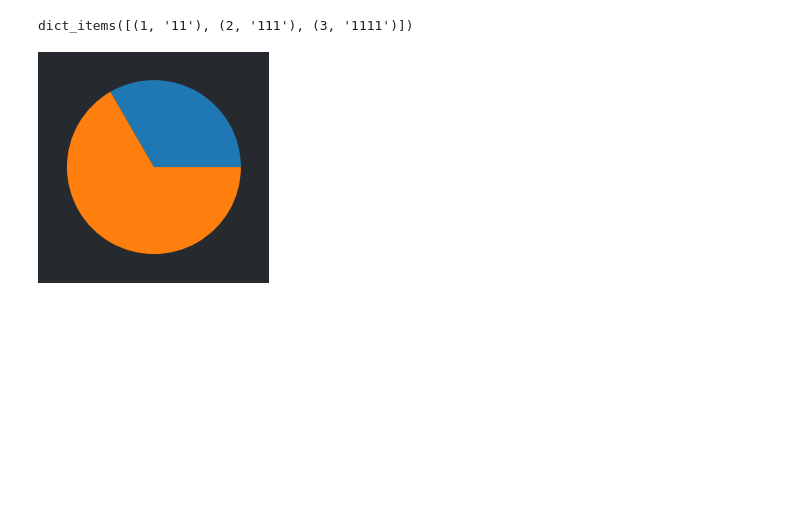
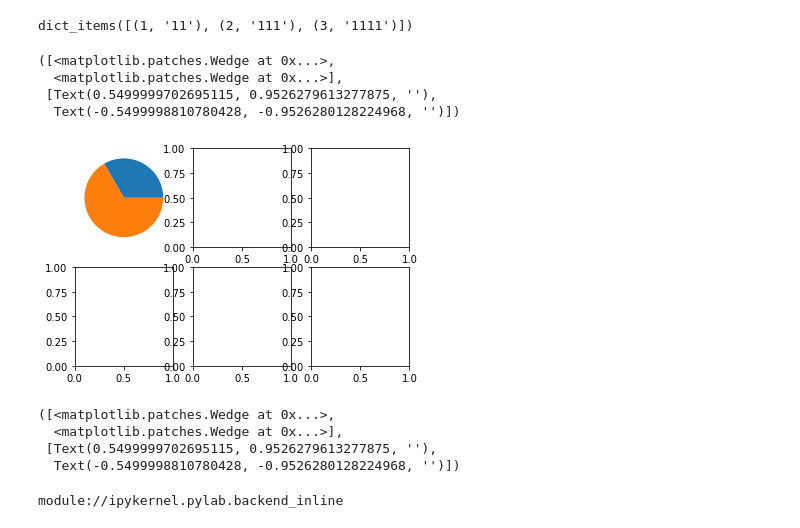
Before and after one commit to vasiljev-sr/MyJupyterNotebook, a Jupyter notebook: Machine_stats черновик.ipynb, the cells around one changed output. Cells and saved outputs as stored; diff of their text form; code cells hidden in the pictures; blank space fills up the shorter version.

```diff
--- a/Machine_stats черновик.ipynb
+++ b/Machine_stats черновик.ipynb
@@ -545,8 +547,11 @@ d.items()
 # %% [output]
 dict_items([(1, '11'), (2, '111'), (3, '1111')])
 # %%
-fig, ax = plt.subplots()
-ax.pie([10,20])
-fig.canvas.draw()
+fig, ax = plt.subplots(2,3)
+ax[0][0].pie([10,20])
 # %% [output]
+([<matplotlib.patches.Wedge at 0x...>,
+  <matplotlib.patches.Wedge at 0x...>],
+ [Text(0.5499999702695115, 0.9526279613277875, ''),
+  Text(-0.5499998810780428, -0.9526280128224968, '')])
-[figure, old version]
+[figure, new version]
@@ -555,0 +558,7 @@ plt.show(ax)
+# %%
+ax[0][0].pie([10,20])
+# %% [output]
+([<matplotlib.patches.Wedge at 0x...>,
+  <matplotlib.patches.Wedge at 0x...>],
+ [Text(0.5499999702695115, 0.9526279613277875, ''),
+  Text(-0.5499998810780428, -0.9526280128224968, '')])
@@ -555,0 +567,4 @@ plt.show(ax)
+# %%
+print (matplotlib.get_backend())
+# %% [output]
+module://ipykernel.pylab.backend_inline
```
Also changed, not shown: parts of 13 cells of this notebook, 1 other file.
